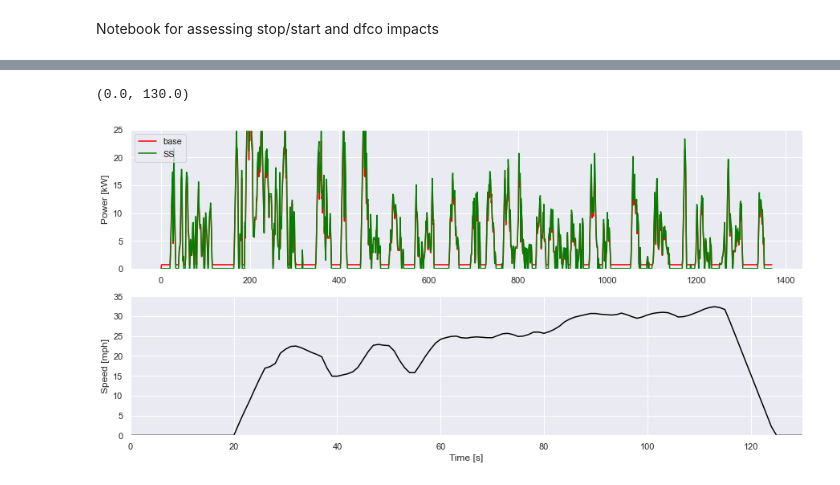
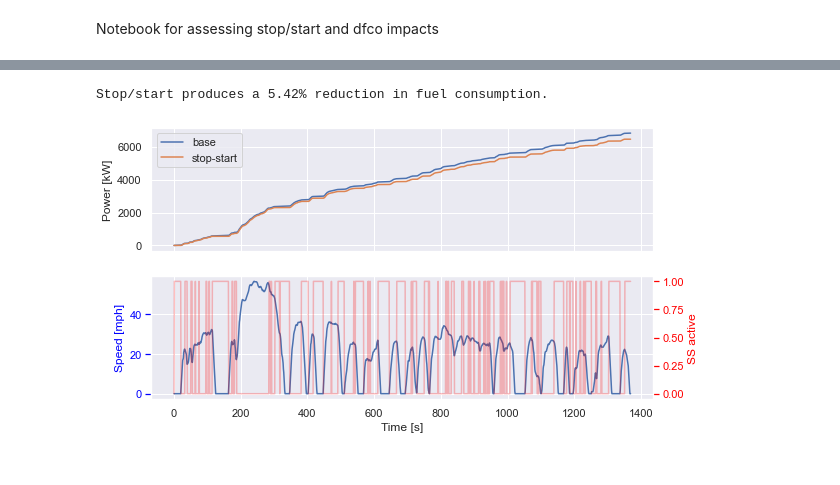
Before and after one commit to NREL/fastsim, a Jupyter notebook: docs/stop_start.ipynb, the cells around one changed output, grey strips where cells are left out. Cells and saved outputs as stored; diff of their text form; code cells hidden in the pictures.

```diff
--- a/docs/stop_start.ipynb
+++ b/docs/stop_start.ipynb
@@ -94,22 +89,34 @@ plt.xlim([0, 130])
-# %%
-plt.figure(figsize=(15,7))
-plt.subplot(211)
-plt.plot(cyc.cycSecs, sim_drive0.fcKwOutAch, label='base', color='red')
-plt.plot(cyc.cycSecs, sim_drive1.fcKwOutAch, label='SS', color='green')
-# ax.plot(cyc.cycSecs, dfco_fcKwOutAchPos, label='dfco', linestyle='--', color='blue')
-plt.legend(loc='upper left')
-plt.ylabel('Power [kW]')
-plt.ylim([0, 25])
-
-plt.subplot(212)
-# ax2 = ax.twinx()
-plt.plot(cyc.cycSecs, cyc.cycMph, color='black')
-plt.ylabel('Speed [mph]')
-plt.ylim([0, 35])
-
-plt.xlabel('Time [s]')
-
-plt.xlim([0, 130])
-# %% [output]
-(0.0, 130.0)
-[figure, removed]
+# %%
+fig, (ax0, ax1) = plt.subplots(2, 1, sharex=True, figsize=(9,5))
+ax0.plot(cyc.cycSecs, (sim_drive0.fcKwOutAch * cyc.secs).cumsum(),
+         label='base')
+ax0.plot(cyc.cycSecs, (sim_drive1.fcKwOutAch * cyc.secs).cumsum(),
+         label='stop-start')
+ax0.legend(loc='upper left')
+ax0.set_ylabel('Power [kW]')
+
+ax2 = ax1.twinx()
+ax2.yaxis.label.set_color('red')
+ax2.tick_params(axis='y', colors='red')
+ax2.plot(cyc.cycSecs, sim_drive1.canPowerAllElectrically,
+        color='red', alpha=0.25)
+ax2.set_ylabel('SS active')
+ax2.set_xlim(ax0.get_xlim())
+ax2.grid()
+
+ax1.plot(cyc.cycSecs, cyc.cycMph)
+ax1.yaxis.label.set_color('blue')
+ax1.tick_params(axis='y', colors='blue')
+ax1.set_ylabel('Speed [mph]')
+ax1.set_xlabel('Time [s]')
+
+plt.savefig('plots/stop-start-energy.svg')
+
+diff = ((sim_drive0.fcKwOutAch * cyc.secs).sum() -
+    (sim_drive1.fcKwOutAch * cyc.secs).sum()) / (
+    sim_drive0.fcKwOutAch * cyc.secs).sum()
+
+print(f'Stop/start produces a {diff:.2%} reduction in fuel consumption.\n')
+# %% [output]
+Stop/start produces a 5.42% reduction in fuel consumption.
+[figure, added]
```
Also changed, not shown: parts of 8 cells of this notebook.
